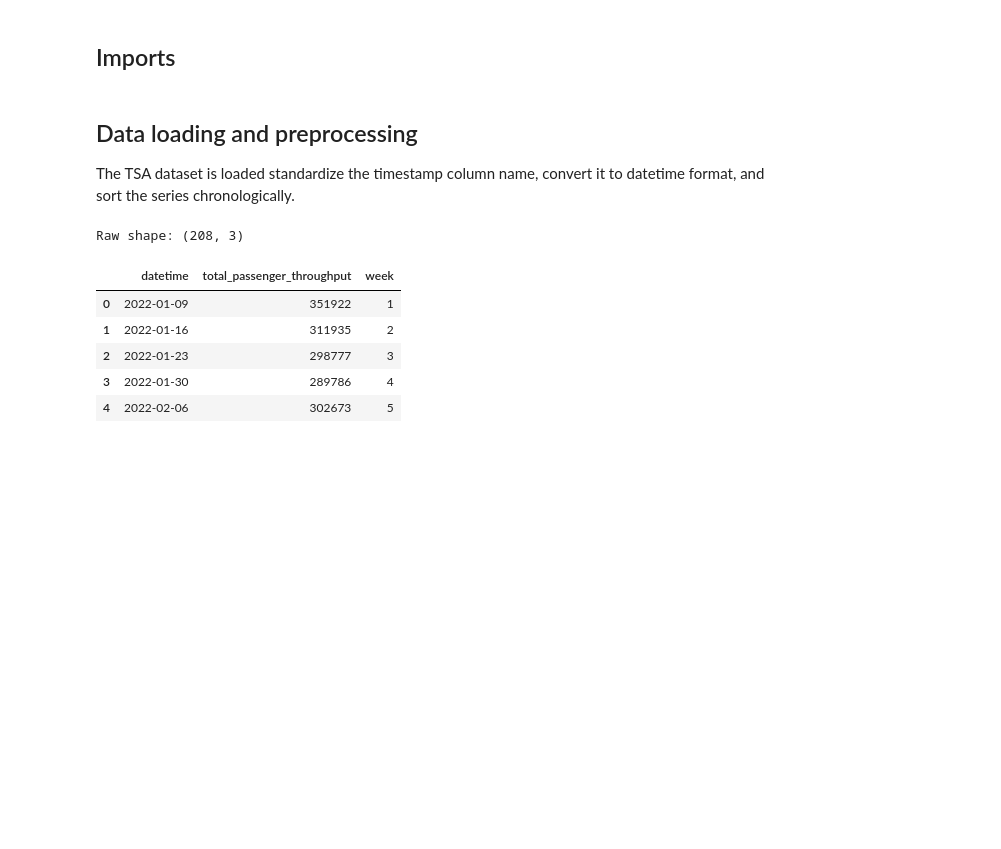
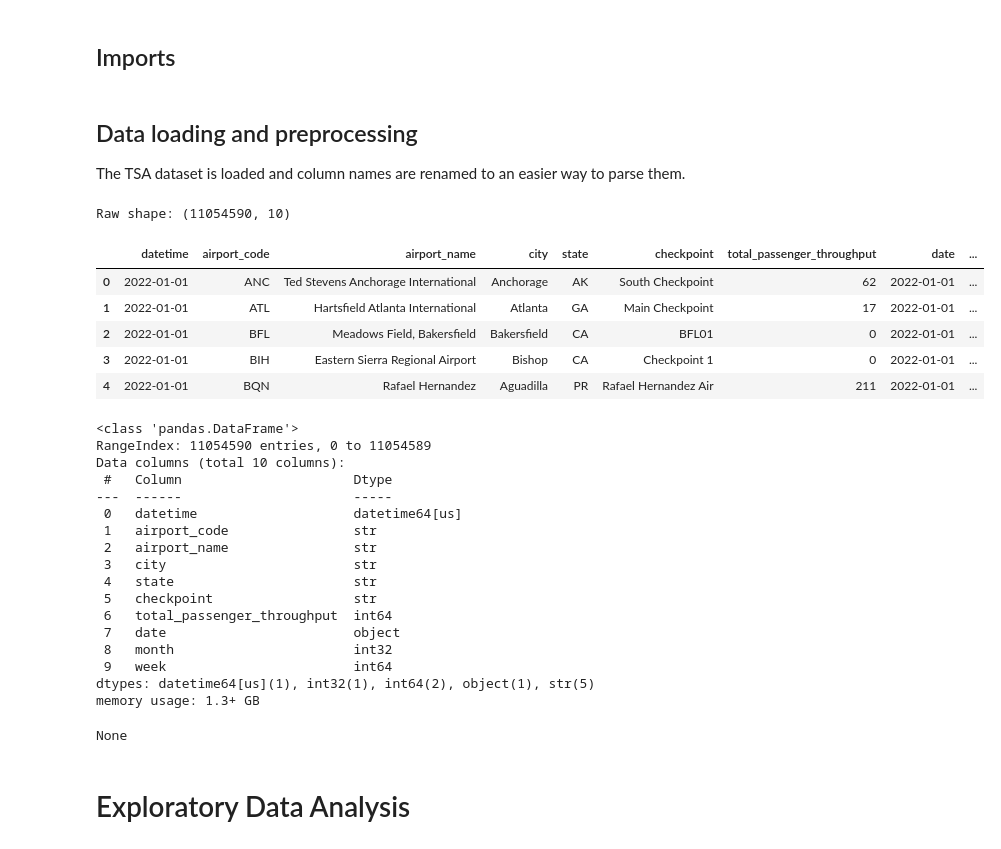
Before and after one commit to Erdos-Projects/spring-2026-busy-airports, a Jupyter notebook: busy_airports.ipynb, the cells around one changed output. Cells and saved outputs as stored; diff of their text form; code cells hidden in the pictures; blank space fills up the shorter version.

Commit message:
Adding EDA to main notebook

```diff
--- a/busy_airports.ipynb
+++ b/busy_airports.ipynb
@@ -33,16 +36,37 @@ from src.preprocessing import load_data
 # %% [markdown]
 ## Data loading and preprocessing
 
-The TSA dataset is loaded standardize the timestamp column name, convert it to datetime format, and sort the series chronologically.
+The TSA dataset is loaded and column names are renamed to an easier way to parse them.
 # %%
 df = load_data("data/tsa-throughput-data-complete.csv")
 print("Raw shape:", df.shape)
-df.head()
+display(df.head())
+display(df.info())
 # %% [output]
-Raw shape: (208, 3)
+Raw shape: (11054590, 10)
-|  | datetime | total_passenger_throughput | week |
-| 0 | 2022-01-09 | 351922 | 1 |
-| 1 | 2022-01-16 | 311935 | 2 |
-| 2 | 2022-01-23 | 298777 | 3 |
-| 3 | 2022-01-30 | 289786 | 4 |
-| 4 | 2022-02-06 | 302673 | 5 |
+|  | datetime | airport_code | airport_name | city | state | checkpoint | total_passenger_throughput | date | ... |
+| 0 | 2022-01-01 | ANC | Ted Stevens Anchorage International | Anchorage | AK | South Checkpoint | 62 | 2022-01-01 | ... |
+| 1 | 2022-01-01 | ATL | Hartsfield Atlanta International | Atlanta | GA | Main Checkpoint | 17 | 2022-01-01 | ... |
+| 2 | 2022-01-01 | BFL | Meadows Field, Bakersfield | Bakersfield | CA | BFL01 | 0 | 2022-01-01 | ... |
+| 3 | 2022-01-01 | BIH | Eastern Sierra Regional Airport | Bishop | CA | Checkpoint 1 | 0 | 2022-01-01 | ... |
+| 4 | 2022-01-01 | BQN | Rafael Hernandez | Aguadilla | PR | Rafael Hernandez Air | 211 | 2022-01-01 | ... |
+<class 'pandas.DataFrame'>
+RangeIndex: 11054590 entries, 0 to 11054589
+Data columns (total 10 columns):
+ #   Column                      Dtype
+---  ------                      -----
+ 0   datetime                    datetime64[us]
+ 1   airport_code                str
+ 2   airport_name                str
+ 3   city                        str
+ 4   state                       str
+ 5   checkpoint                  str
+ 6   total_passenger_throughput  int64
+ 7   date                        object
+ 8   month                       int32
+ 9   week                        int64
+dtypes: datetime64[us](1), int32(1), int64(2), object(1), str(5)
+memory usage: 1.3+ GB
+None
+# %% [markdown]
+# Exploratory Data Analysis
```
Also changed, not shown: parts of 4 cells of this notebook, 4 other files.
